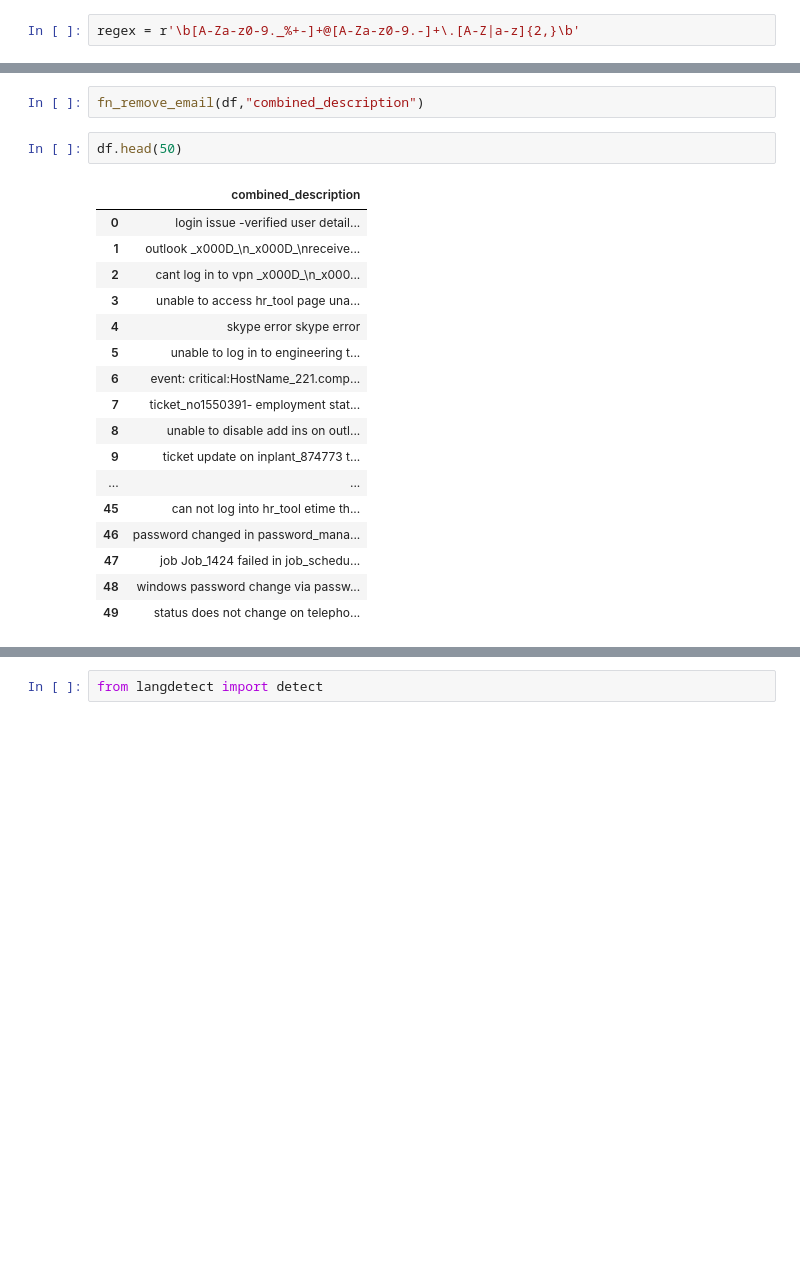
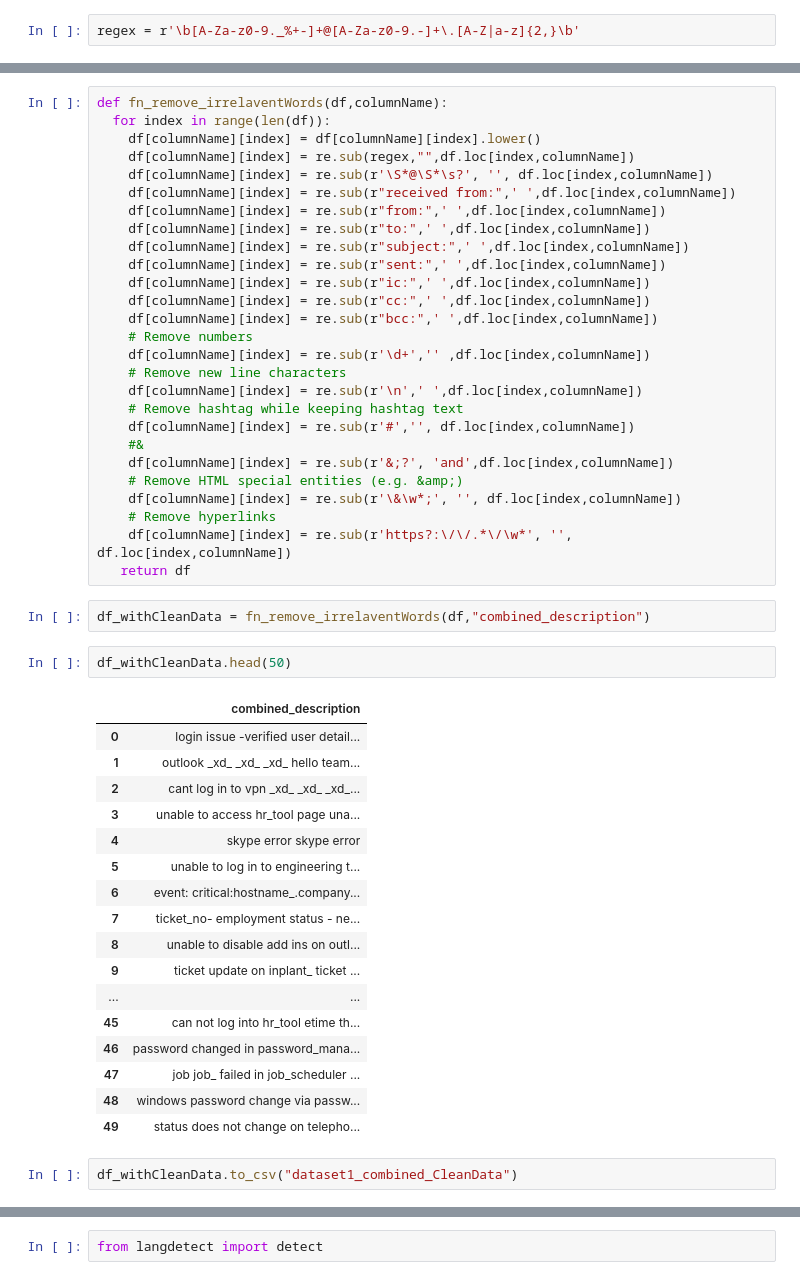
Before and after one commit to pbhuch/GL_DecA_G4_NLP1, a Jupyter notebook: GL_DecA_G4_NLP1.ipynb, the cells around one changed output, grey strips where cells are left out. Cells and saved outputs as stored; diff of their text form; blank space fills up the shorter version.

```diff
--- a/GL_DecA_G4_NLP1.ipynb
+++ b/GL_DecA_G4_NLP1.ipynb
@@ -115,22 +131,51 @@ def fn_remove_email(df,columnName):
+# %%
+def fn_remove_irrelaventWords(df,columnName):
+  for index in range(len(df)):
+    df[columnName][index] = df[columnName][index].lower()
+    df[columnName][index] = re.sub(regex,"",df.loc[index,columnName])
+    df[columnName][index] = re.sub(r'\S*@\S*\s?', '', df.loc[index,columnName])
+    df[columnName][index] = re.sub(r"received from:",' ',df.loc[index,columnName])
+    df[columnName][index] = re.sub(r"from:",' ',df.loc[index,columnName])
+    df[columnName][index] = re.sub(r"to:",' ',df.loc[index,columnName])
+    df[columnName][index] = re.sub(r"subject:",' ',df.loc[index,columnName])
+    df[columnName][index] = re.sub(r"sent:",' ',df.loc[index,columnName])
+    df[columnName][index] = re.sub(r"ic:",' ',df.loc[index,columnName])
+    df[columnName][index] = re.sub(r"cc:",' ',df.loc[index,columnName])
+    df[columnName][index] = re.sub(r"bcc:",' ',df.loc[index,columnName])
+    # Remove numbers
+    df[columnName][index] = re.sub(r'\d+','' ,df.loc[index,columnName])
+    # Remove new line characters
+    df[columnName][index] = re.sub(r'\n',' ',df.loc[index,columnName])
+    # Remove hashtag while keeping hashtag text
+    df[columnName][index] = re.sub(r'#','', df.loc[index,columnName])
+    #&
+    df[columnName][index] = re.sub(r'&;?', 'and',df.loc[index,columnName])
+    # Remove HTML special entities (e.g. &amp;)
+    df[columnName][index] = re.sub(r'\&\w*;', '', df.loc[index,columnName])
+    # Remove hyperlinks
+    df[columnName][index] = re.sub(r'https?:\/\/.*\/\w*', '', df.loc[index,columnName])
+   return df
 # %%
-fn_remove_email(df,"combined_description")
+df_withCleanData = fn_remove_irrelaventWords(df,"combined_description")
 # %%
-df.head(50)
+df_withCleanData.head(50)
 # %% [output]
 |  | combined_description |
 | 0 | login issue -verified user detail... |
-| 1 | outlook _x000D_\n_x000D_\nreceive... |
-| 2 | cant log in to vpn _x000D_\n_x000... |
+| 1 | outlook _xd_ _xd_ _xd_ hello team... |
+| 2 | cant log in to vpn _xd_ _xd_ _xd_... |
 | 3 | unable to access hr_tool page una... |
 | 4 | skype error skype error |
 | 5 | unable to log in to engineering t... |
-| 6 | event: critical:HostName_221.comp... |
-| 7 | ticket_no1550391- employment stat... |
+| 6 | event: critical:hostname_.company... |
+| 7 | ticket_no- employment status - ne... |
 | 8 | unable to disable add ins on outl... |
-| 9 | ticket update on inplant_874773 t... |
+| 9 | ticket update on inplant_ ticket ... |
 | ... | ... |
 | 45 | can not log into hr_tool etime th... |
 | 46 | password changed in password_mana... |
-| 47 | job Job_1424 failed in job_schedu... |
+| 47 | job job_ failed in job_scheduler ... |
 | 48 | windows password change via passw... |
 | 49 | status does not change on telepho... |
+# %%
+df_withCleanData.to_csv("dataset1_combined_CleanData")
```
Also changed, not shown: parts of 32 cells of this notebook.
